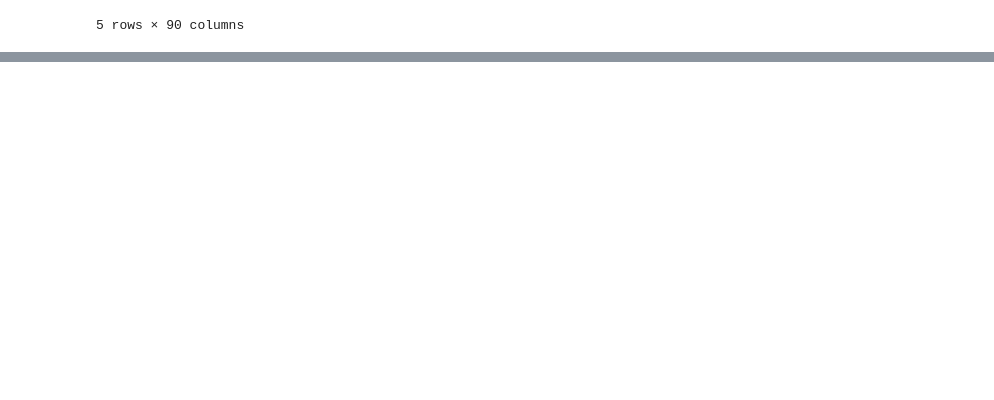
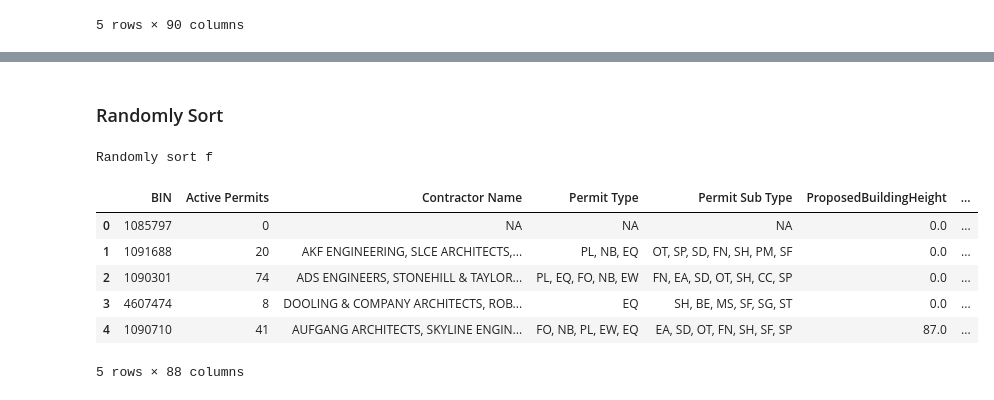
Before and after one commit to ahsan-fayyaz/DOB-Construction-Injury-Predictions, a Jupyter notebook: Accident Prediction.ipynb, the cells around one changed output, grey strips where cells are left out. Drawn from its saved outputs; the diff is of its cells as text; code cells hidden in the pictures; blank space fills up the shorter version.

```diff
--- a/Accident Prediction.ipynb
+++ b/Accident Prediction.ipynb
@@ -1101,0 +1135,22 @@ f.head()
+# %%
+f = f.drop(["CB_NAN", "POC_NAN"], 1)
+# %% [markdown]
+### Randomly Sort
+# %%
+print ("Randomly sort f")
+f["Index"] = f.index
+f = f.sample(frac=1)
+f = f.reset_index(drop=True)
+f = f.drop("Index", 1)
+# %% [output]
+Randomly sort f
+# %%
+f.head()
+# %% [output]
+|  | BIN | Active Permits | Contractor Name | Permit Type | Permit Sub Type | ProposedBuildingHeight | ... |
+| 0 | 1085797 | 0 | NA | NA | NA | 0.0 | ... |
+| 1 | 1091688 | 20 | AKF ENGINEERING, SLCE ARCHITECTS,... | PL, NB, EQ | OT, SP, SD, FN, SH, PM, SF | 0.0 | ... |
+| 2 | 1090301 | 74 | ADS ENGINEERS, STONEHILL & TAYLOR... | PL, EQ, FO, NB, EW | FN, EA, SD, OT, SH, CC, SP | 0.0 | ... |
+| 3 | 4607474 | 8 | DOOLING & COMPANY ARCHITECTS, ROB... | EQ | SH, BE, MS, SF, SG, ST | 0.0 | ... |
+| 4 | 1090710 | 41 | AUFGANG ARCHITECTS, SKYLINE ENGIN... | FO, NB, PL, EW, EQ | EA, SD, OT, FN, SH, SF, SP | 87.0 | ... |
+5 rows × 88 columns
```
Also changed, not shown: parts of 23 cells of this notebook.
